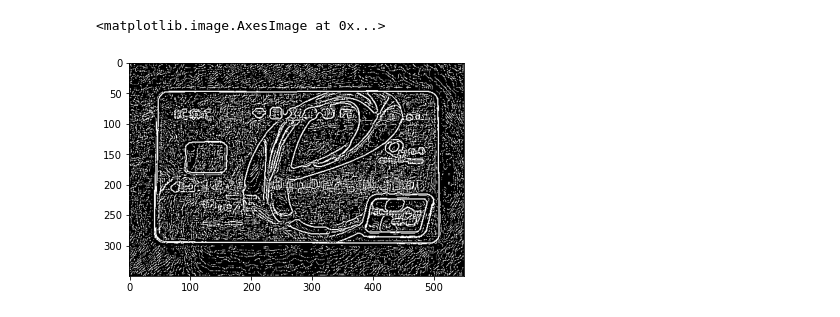
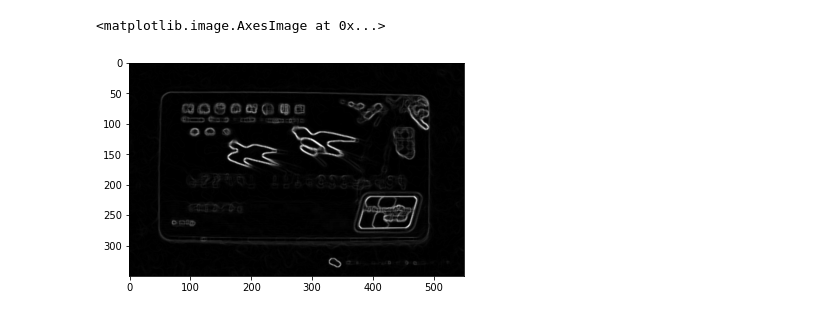
Before and after one commit to ThePiii/CreditCardIdentification, a Jupyter notebook: notebook/CardProcess2.ipynb, the cells around one changed output. Cells and saved outputs as stored; diff of their text form; code cells hidden in the pictures.

```diff
--- a/notebook/CardProcess2.ipynb
+++ b/notebook/CardProcess2.ipynb
@@ -3,8 +3,7 @@ import cv2
 import numpy as np
 import matplotlib.pyplot as plt
 # %%
-img = cv2.imread('img/card3.jpg', 0)
-# img = cv2.imread('img/card4.jpeg', 0)
+img = cv2.imread('img/card4.jpeg', 0)
 plt.imshow(img, 'gray')
 # %% [output]
 <matplotlib.image.AxesImage at 0x...>
@@ -14,17 +20,12 @@ plt.imshow(img, 'gray')
 # %%
-img = cv2.resize(img, (550, 350), 0, 0, cv2.INTER_NEAREST)
-blur = cv2.medianBlur(img, 9)
 # 边缘检测的目的是标识数字图像中亮度变化明显的点。
 x = cv2.Sobel(blur, cv2.CV_32F, 1, 0, 3)
 y = cv2.Sobel(blur, cv2.CV_32F, 0, 1, 3)
 absX = cv2.convertScaleAbs(x)  # 转为uint8格式
 absY = cv2.convertScaleAbs(y)
 # Sobel算子是在两个方向计算的，最后还需要用cv2.addWeighted( )函数将其组合起来。
 sobel = cv2.addWeighted(absX, 0.5, absY, 0.5, 0)
-# 自适应二值化
-thresh = cv2.adaptiveThreshold(sobel, 255, cv2.ADAPTIVE_THRESH_GAUSSIAN_C, cv2.THRESH_BINARY,3,0)
-
-plt.imshow(thresh, 'gray')
+plt.imshow(sobel, 'gray')
 # %% [output]
 <matplotlib.image.AxesImage at 0x...>
-[figure, old version]
+[figure, new version]
```
Also changed, not shown: parts of 23 cells of this notebook.
